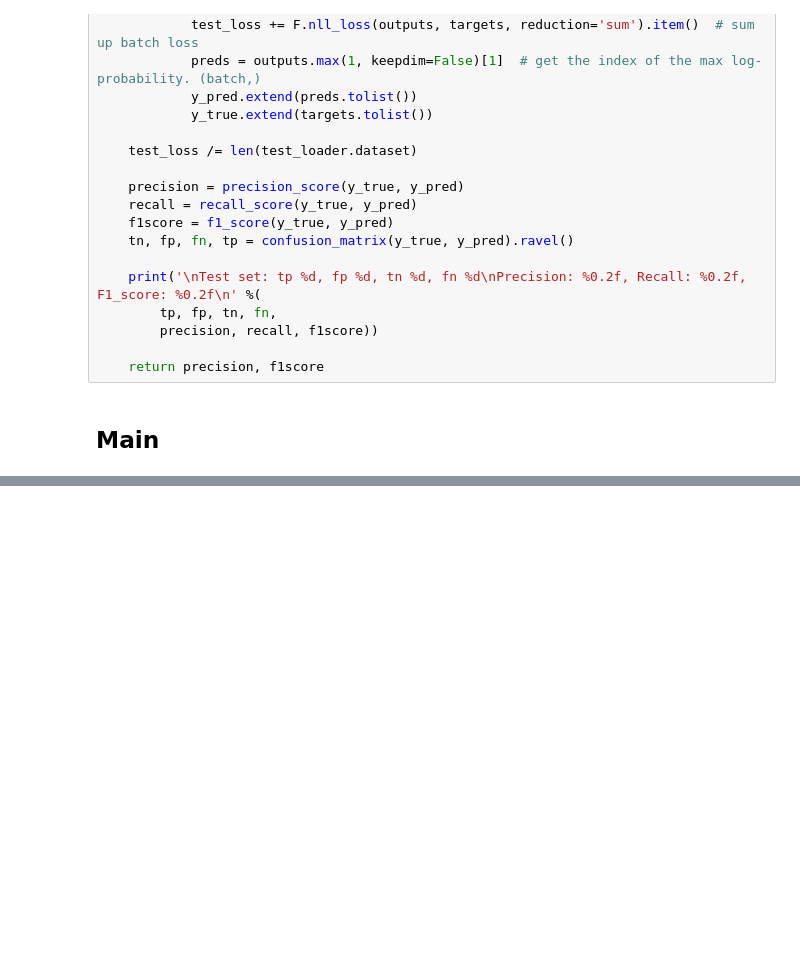
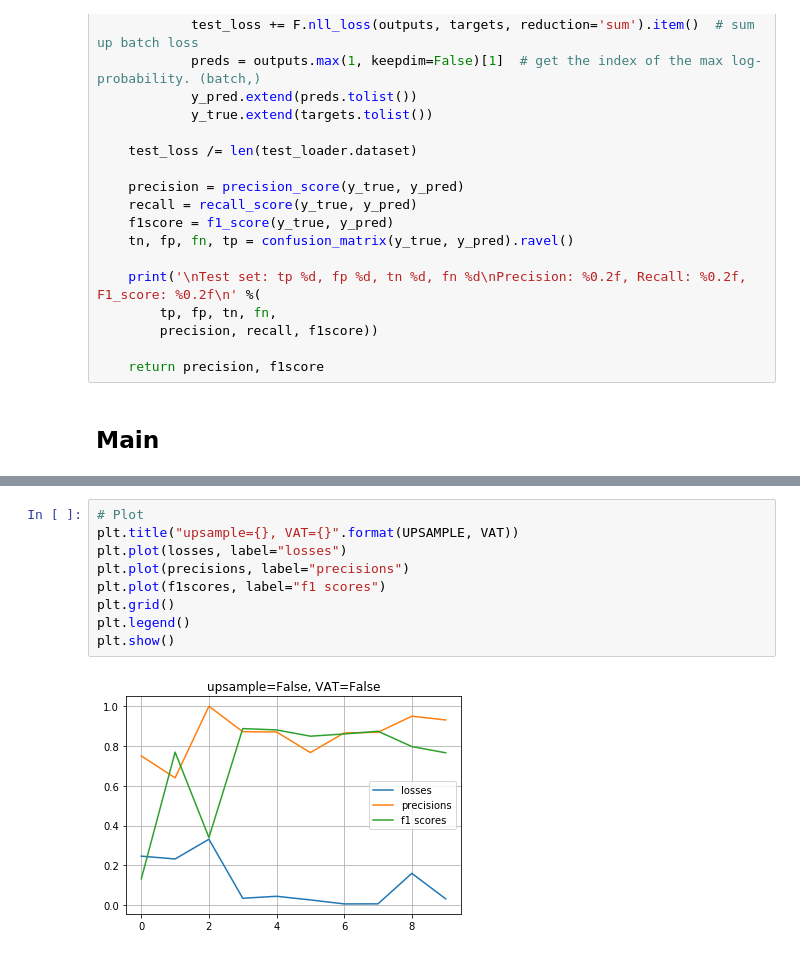
Before and after one commit to Kyubyong/spam_detection, a Jupyter notebook: spam_classification.ipynb, the cells around one changed output, grey strips where cells are left out. Cells and saved outputs as stored; diff of their text form; blank space fills up the shorter version.

```diff
--- a/spam_classification.ipynb
+++ b/spam_classification.ipynb
@@ -422,0 +423,11 @@ plt.show()
+# %%
+# Plot
+plt.title("upsample={}, VAT={}".format(UPSAMPLE, VAT))
+plt.plot(losses, label="losses")
+plt.plot(precisions, label="precisions")
+plt.plot(f1scores, label="f1 scores")
+plt.grid()
+plt.legend()
+plt.show()
+# %% [output]
+[figure, added]
```
Also changed, not shown: parts of 9 cells of this notebook.
